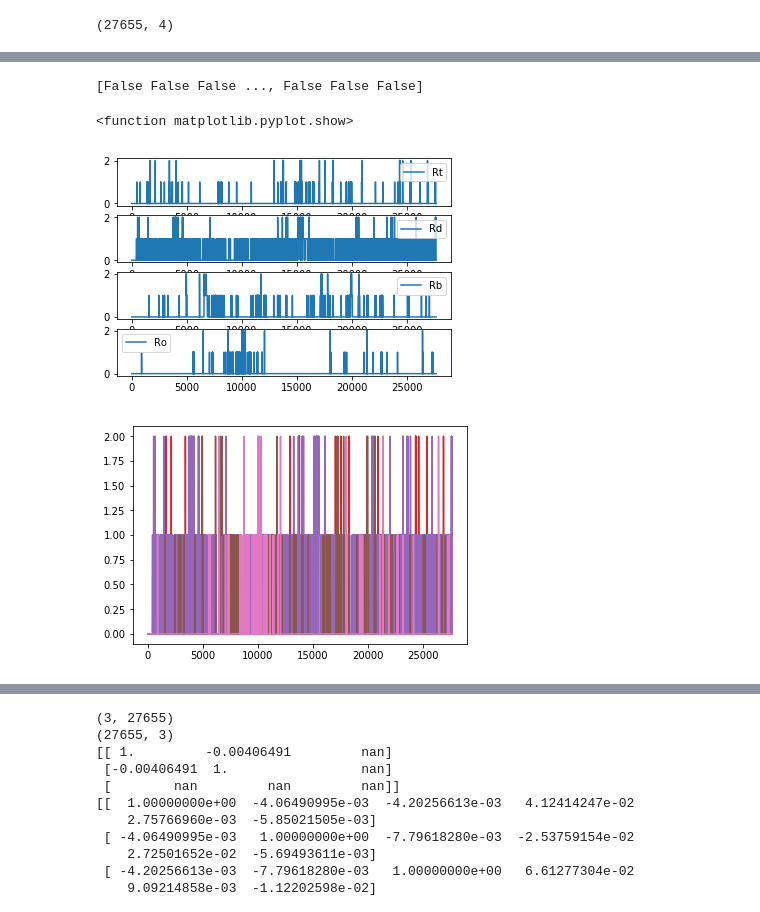
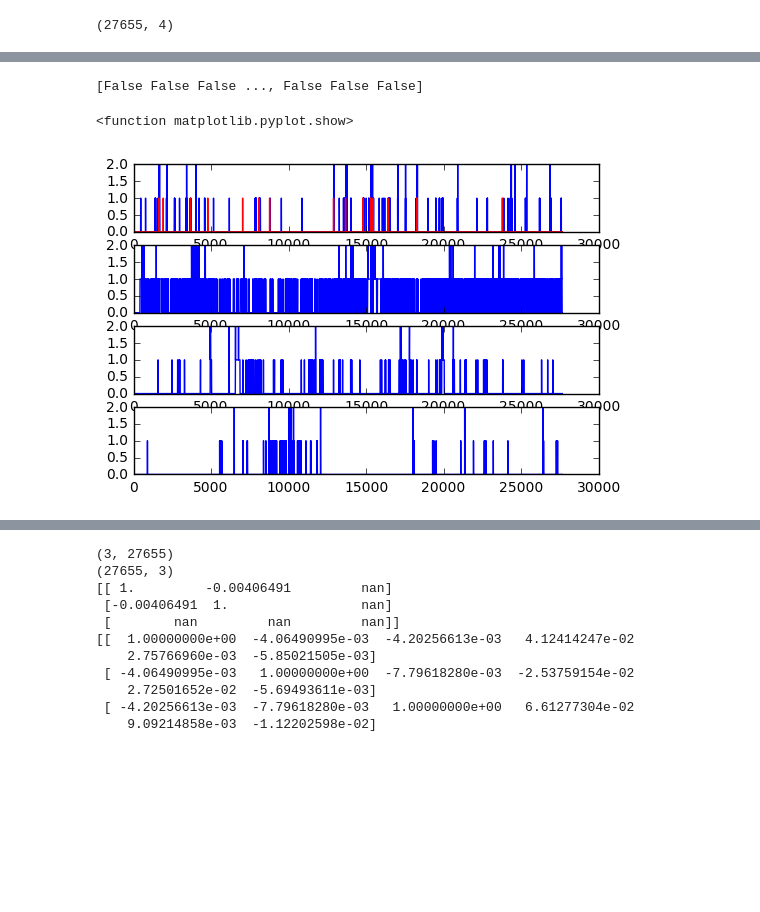
Before and after one commit to MoonBlvd/MDP_data_recording, a Jupyter notebook: warning_statistics.ipynb, the cells around one changed output, grey strips where cells are left out. Saved outputs shown, nothing was run; the diff lists cells and outputs as text; code cells hidden in the pictures; blank space fills up the shorter version.

```diff
--- a/warning_statistics.ipynb
+++ b/warning_statistics.ipynb
@@ -83,47 +81,32 @@ print(Rt>thresh1)
 
 Rt[Rt>thresh1] = 2
 Rt[Rt<thresh2] = 0
 Rt[np.array(Rt>thresh2) & np.array(Rt<thresh1)] = 1
 
 Rd[Rd>thresh1] = 2
 Rd[Rd<thresh2] = 0
 Rd[np.array(Rd>thresh2) & np.array(Rd<thresh1)] = 1
 
 Rb[Rb>thresh1] = 2
 Rb[Rb<thresh2] = 0
 Rb[np.array(Rb>thresh2) & np.array(Rb<thresh1)] = 1
 
 Ro[Ro>thresh1] = 2
 Ro[Ro<thresh2] = 0
 Ro[np.array(Ro>thresh2) & np.array(Ro<thresh1)] = 1
 
 plt.figure(1)
 plt.subplot(411)
 plt.plot(Rt)
-plt.legend(['Rt'])
+plt.plot(FCW,'r')
 plt.subplot(412)
 plt.plot(Rd)
-plt.legend(['Rd'])
 plt.subplot(413)
 plt.plot(Rb)
-plt.legend(['Rb'])
 plt.subplot(414)
 plt.plot(Ro)
-plt.legend(['Ro'])
-plt.savefig('four_anomalies.png',dpi=500)
-
-plt.figure(2)# plot all warnings and anomalies together
-plt.plot(FCW)
-plt.plot(LDW)
-plt.plot(FSW)
-plt.plot(Rt)
-plt.plot(Rd)
-plt.plot(Rb)
-plt.plot(Ro)
-plt.savefig('all_warnings_anomalies.png',dpi=500)
 plt.show
 # %% [output]
 [False False False ..., False False False]
 <function matplotlib.pyplot.show>
-[figure, old version]
+[figure, new version]
-[figure, removed]
```
Also changed, not shown: parts of 3 cells of this notebook, 2 other files.
